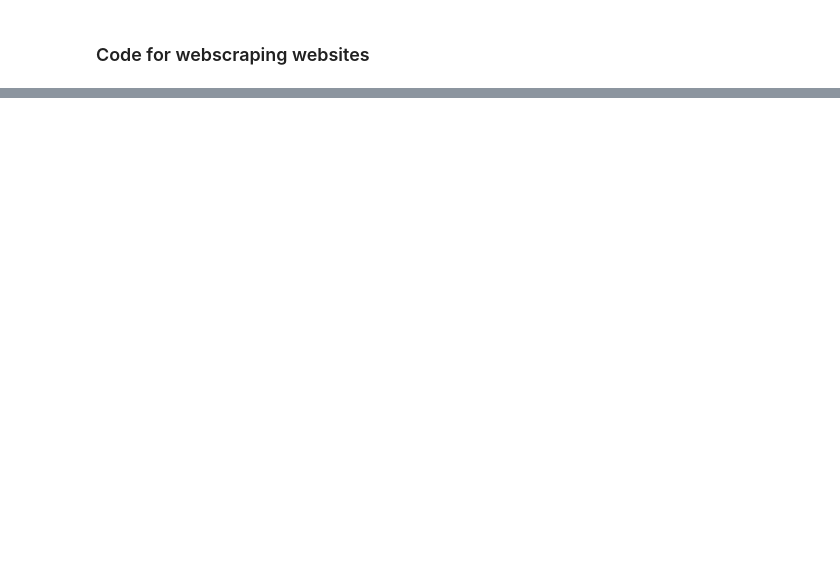
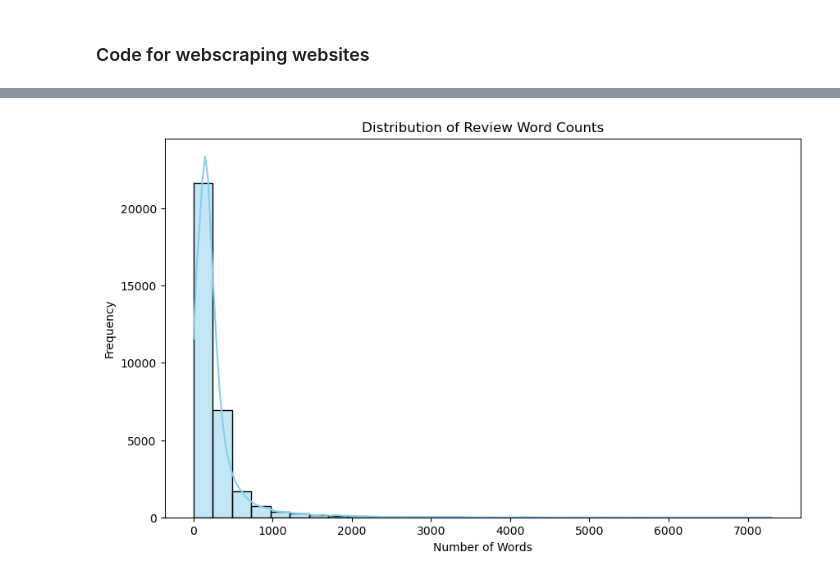
Before and after one commit to ftferreira02/Projeto-ED, a Jupyter notebook: arquivo.ipynb, the cells around one changed output, grey strips where cells are left out. Drawn from its saved outputs; the diff is of its cells as text; code cells hidden in the pictures; blank space fills up the shorter version.

```diff
--- a/arquivo.ipynb
+++ b/arquivo.ipynb
@@ -225,0 +366,98 @@ year
+# %%
+import matplotlib.pyplot as plt
+import seaborn as sns
+import nltk
+from nltk.util import ngrams
+from collections import Counter
+from sklearn.feature_extraction.text import CountVectorizer
+import pandas as pd
+import spacy
+from wordcloud import WordCloud
+import json
+
+# Load the Portuguese model
+nlp = spacy.load('pt_core_news_sm')
+
+df_cleaned = pd.read_json('cleaned_articles_spacy.json', orient='records', lines=True)
+df_cleaned['word_count'] = df_cleaned['tokens'].apply(len)
+
+plt.figure(figsize=(10,6))
+sns.histplot(df_cleaned['word_count'], bins=30, kde=True, color='skyblue')
+plt.title('Distribution of Review Word Counts')
+plt.xlabel('Number of Words')
+plt.ylabel('Frequency')
+plt.show()
+
+# Plot box plot
+plt.figure(figsize=(8,6))
+sns.boxplot(x=df_cleaned['word_count'], color='lightgreen')
+plt.title('Box Plot of Review Word Counts')
+plt.xlabel('Number of Words')
+plt.show()
+
+# 3. Top 10 Most Frequently Occurring Words
+
+# Flatten tokens
+all_tokens = [token for tokens in df_cleaned['keywords'] for token in tokens]
+word_freq = Counter(all_tokens)
+top_10_words = word_freq.most_common(10)
+words, counts = zip(*top_10_words)
+
+# Bar plot
+plt.figure(figsize=(12,6))
+sns.barplot(x=list(words), y=list(counts), palette='viridis')
+plt.title('Top 10 Most Frequently Occurring Words')
+plt.xlabel('Words')
+plt.ylabel('Frequency')
+plt.show()
+
+# Word Cloud
+wordcloud = WordCloud(width=800, height=400, background_color='white').generate_from_frequencies(word_freq)
+
+plt.figure(figsize=(15,7.5))
+plt.imshow(wordcloud, interpolation='bilinear')
+plt.axis('off')
+plt.title('Word Cloud of Most Frequent Words')
+plt.show()
+
+# 4. Top 10 Bi-grams and Tri-grams
+
+# Join tokens back into strings
+df_cleaned['cleaned_text_joined'] = df_cleaned['tokens'].apply(lambda x: ' '.join(x))
+
+# Function to get top n-grams
+def get_top_ngrams(corpus, ngram_range=(2,2), top_n=10):
+    vectorizer = CountVectorizer(ngram_range=ngram_range, stop_words=None)
+    X = vectorizer.fit_transform(corpus)
+    sum_counts = X.sum(axis=0)
+    counts = sum_counts.A1
+    ngrams = vectorizer.get_feature_names_out()
+    ngram_freq = zip(ngrams, counts)
+    sorted_ngrams = sorted(ngram_freq, key=lambda x: x[1], reverse=True)
+    return sorted_ngrams[:top_n]
+
+# Top 10 Bi-grams
+top_10_bigrams = get_top_ngrams(df_cleaned['cleaned_text_joined'], ngram_range=(2,2), top_n=10)
+bigrams, bigram_counts = zip(*top_10_bigrams)
+
+plt.figure(figsize=(12,6))
+sns.barplot(x=list(bigrams), y=list(bigram_counts), palette='magma')
+plt.title('Top 10 Most Frequently Occurring Bi-grams')
+plt.xlabel('Bi-grams')
+plt.ylabel('Frequency')
+plt.xticks(rotation=45)
+plt.show()
+
+# Top 10 Tri-grams
+top_10_trigrams = get_top_ngrams(df_cleaned['cleaned_text_joined'], ngram_range=(3,3), top_n=10)
+trigrams, trigram_counts = zip(*top_10_trigrams)
+
+plt.figure(figsize=(12,6))
+sns.barplot(x=list(trigrams), y=list(trigram_counts), palette='coolwarm')
+plt.title('Top 10 Most Frequently Occurring Tri-grams')
+plt.xlabel('Tri-grams')
+plt.ylabel('Frequency')
+plt.xticks(rotation=45)
+plt.show()
+# %% [output]
+[figure, added]
```
Also changed, not shown: parts of 12 cells of this notebook, 4 other files.
